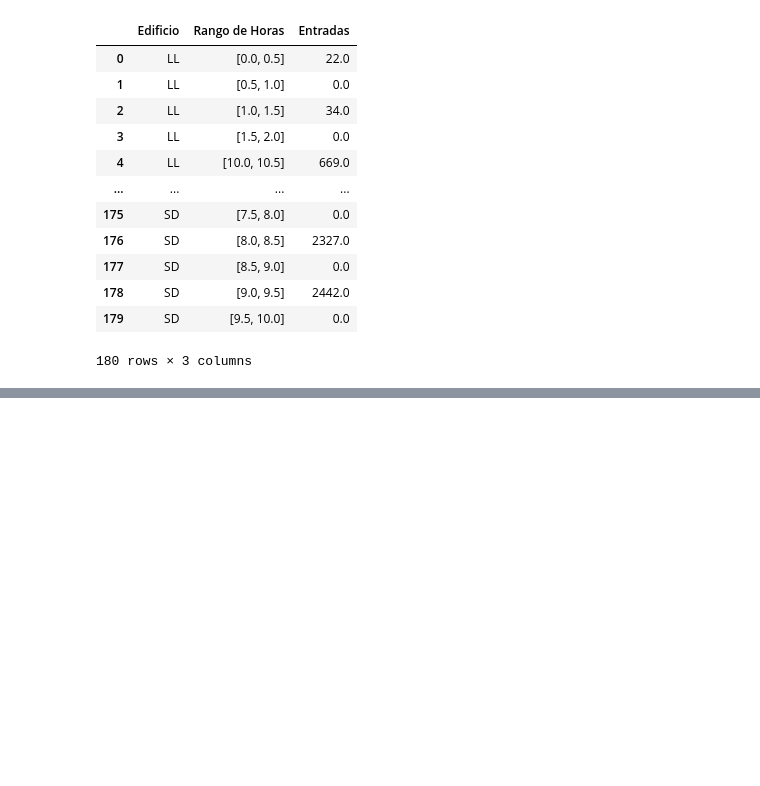
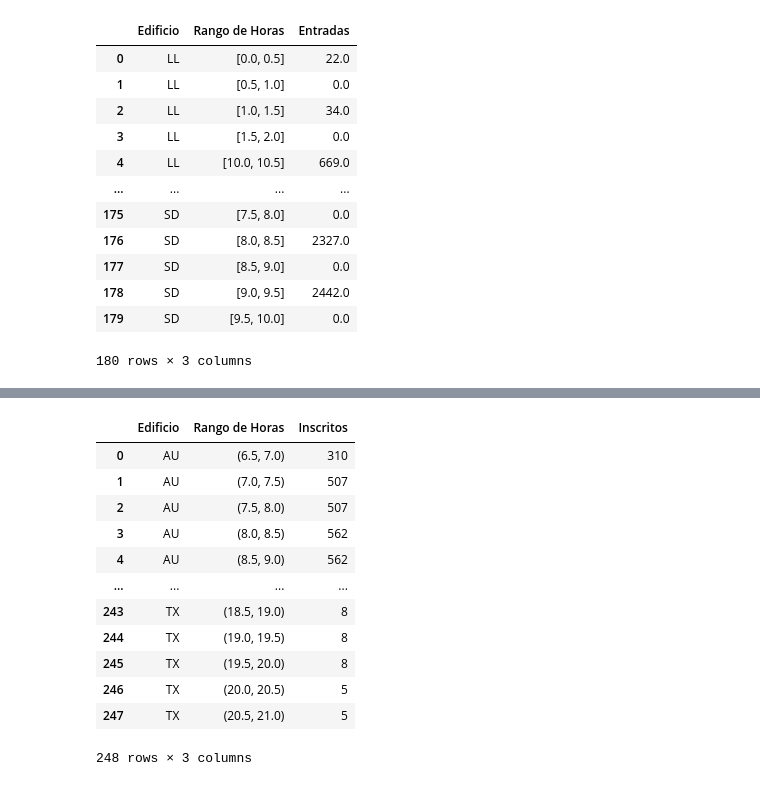
Before and after one commit to Sayala100/Thesis-SmartCampusVisualization, a Jupyter notebook: backend/notebooks/courses_treatment.ipynb, the cells around one changed output, grey strips where cells are left out. Cells and saved outputs as stored; diff of their text form; code cells hidden in the pictures; blank space fills up the shorter version.

```diff
--- a/backend/notebooks/courses_treatment.ipynb
+++ b/backend/notebooks/courses_treatment.ipynb
@@ -454,0 +476,16 @@ final_df.to_csv('../data/entradas_edificio_hora_completos.csv', index=False)
+# %%
+edificios
+# %% [output]
+|  | Edificio | Rango de Horas | Inscritos |
+| 0 | AU | (6.5, 7.0) | 310 |
+| 1 | AU | (7.0, 7.5) | 507 |
+| 2 | AU | (7.5, 8.0) | 507 |
+| 3 | AU | (8.0, 8.5) | 562 |
+| 4 | AU | (8.5, 9.0) | 562 |
+| ... | ... | ... | ... |
+| 243 | TX | (18.5, 19.0) | 8 |
+| 244 | TX | (19.0, 19.5) | 8 |
+| 245 | TX | (19.5, 20.0) | 8 |
+| 246 | TX | (20.0, 20.5) | 5 |
+| 247 | TX | (20.5, 21.0) | 5 |
+248 rows × 3 columns
```
Also changed, not shown: parts of 16 cells of this notebook.
